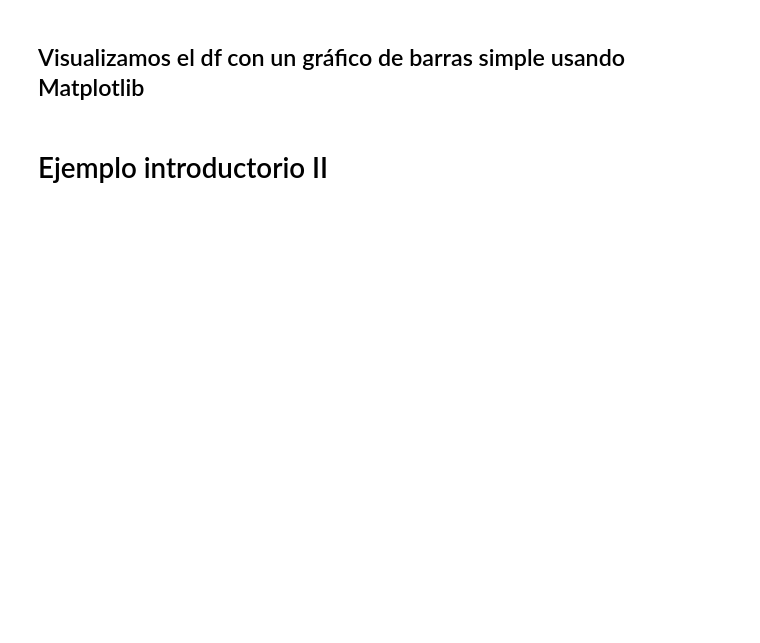
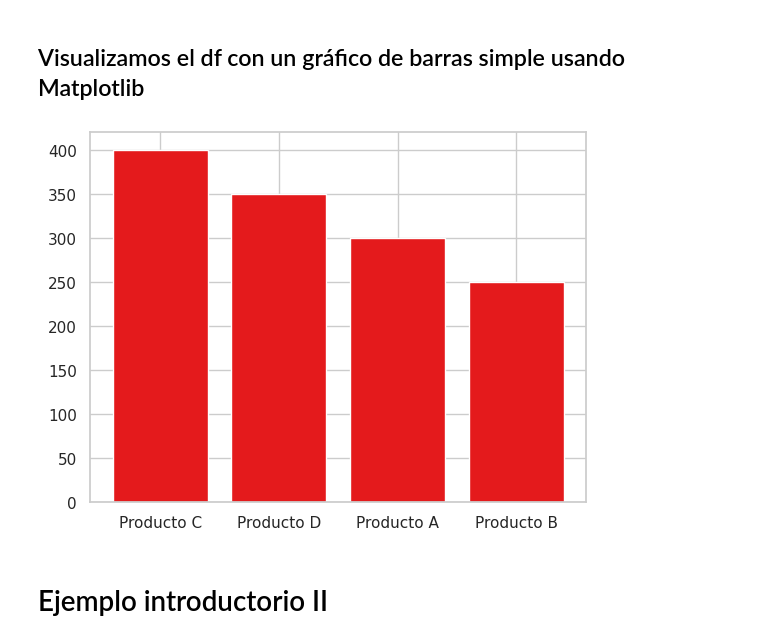
Before and after one commit to GermanStanzione/TT-2C2025-Data-Analitycs-Notebooks, a Jupyter notebook: _24_Clase_13/Mia/Clase_13_NB1_teoria_visualizacion.ipynb, the cells around one changed output. Cells and saved outputs as stored; diff of their text form; code cells hidden in the pictures; blank space fills up the shorter version.

```diff
--- a/_24_Clase_13/Mia/Clase_13_NB1_teoria_visualizacion.ipynb
+++ b/_24_Clase_13/Mia/Clase_13_NB1_teoria_visualizacion.ipynb
@@ -53,24 +72,27 @@ df = df.sort_values(by='Ventas', ascending=False)
 ## Visualizamos el df con un gráfico de barras simple usando Matplotlib
 # %%
 # Estilo y paleta
-
+sns.set_theme(style="whitegrid", palette="Set1", context="notebook")
 
 # Ajustamos tamaño del lienzo
 
 
 # Crear el plot
 
-
+plt.bar(df["Productos"],df["Ventas"])
 # Obtener eje actual
 
 
 # Agregar etiquetas arriba de las barras
 
 
 # Ticks (valores de eje)
 
 
 # Ajustes de título y ejes
+plt.show()
+# %% [output]
+[figure, added]
 # %% [markdown]
 # Ejemplo introductorio II
 # %%
```
Also changed, not shown: parts of 9 cells of this notebook.
